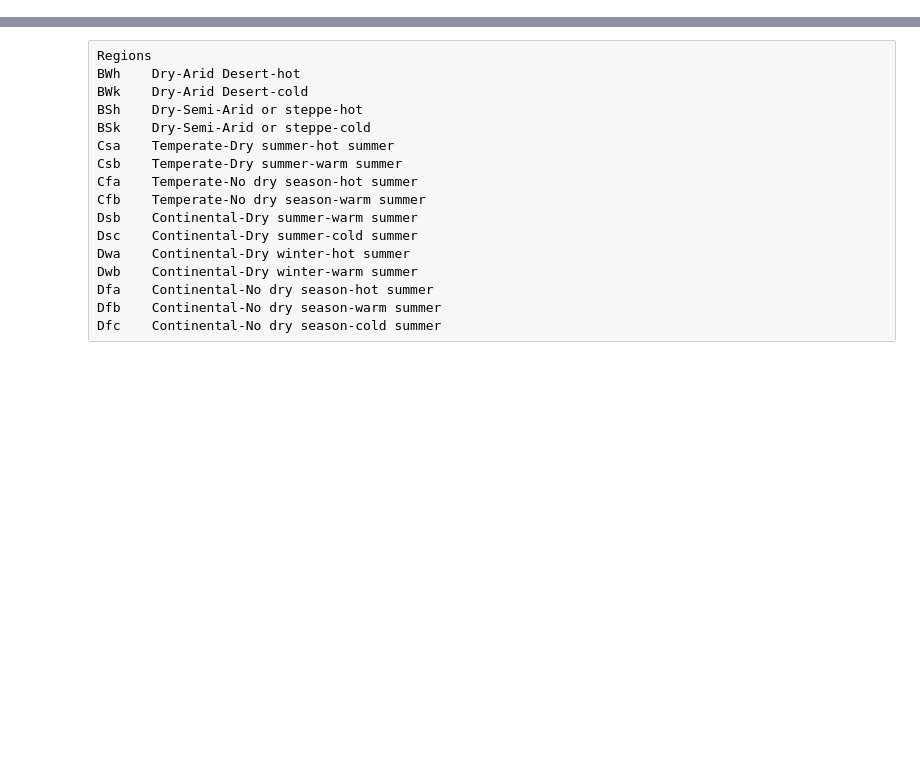
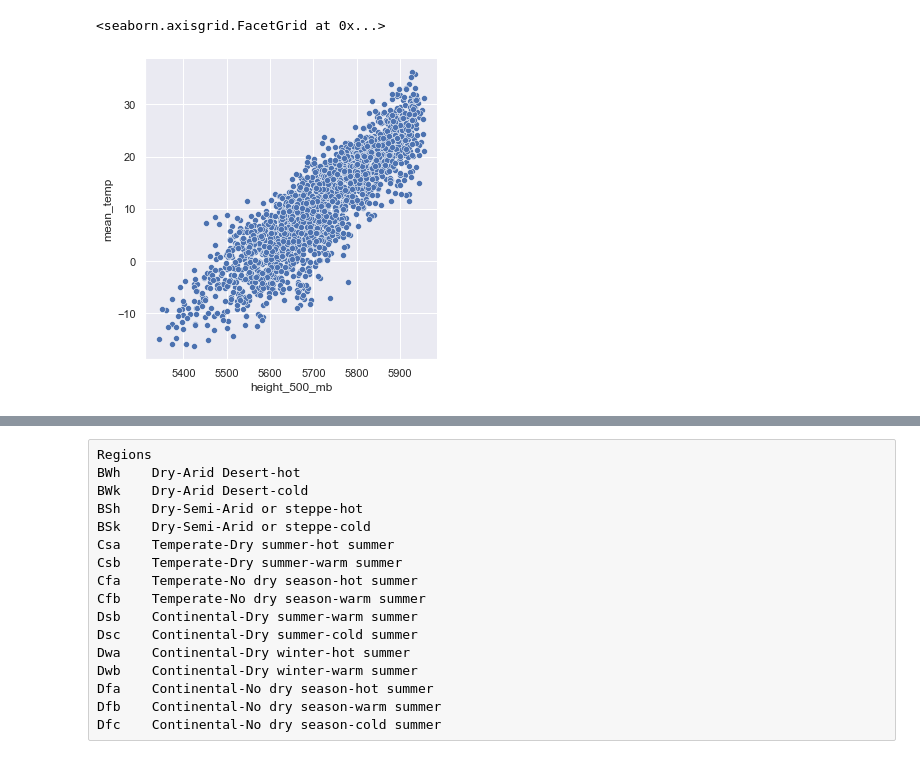
Before and after one commit to Mirzakhani-Capstone/mirzakhani_shared, a Jupyter notebook: rae/explore.ipynb, the cells around one changed output, grey strips where cells are left out. Cells and saved outputs as stored; diff of their text form; code cells hidden in the pictures; blank space fills up the shorter version.

```diff
--- a/rae/explore.ipynb
+++ b/rae/explore.ipynb
@@ -86,3 +92,10 @@ train.head()
+# %%
+rows = train.sample(frac =.01)
+# %%
+sns.relplot(data=rows, x='height_500_mb', y="mean_temp")
+# %% [output]
+<seaborn.axisgrid.FacetGrid at 0x...>
+[figure, added]
 # %%
 train.shape
 # %% [output]
```
Also changed, not shown: parts of 43 cells of this notebook, 2 other files.
